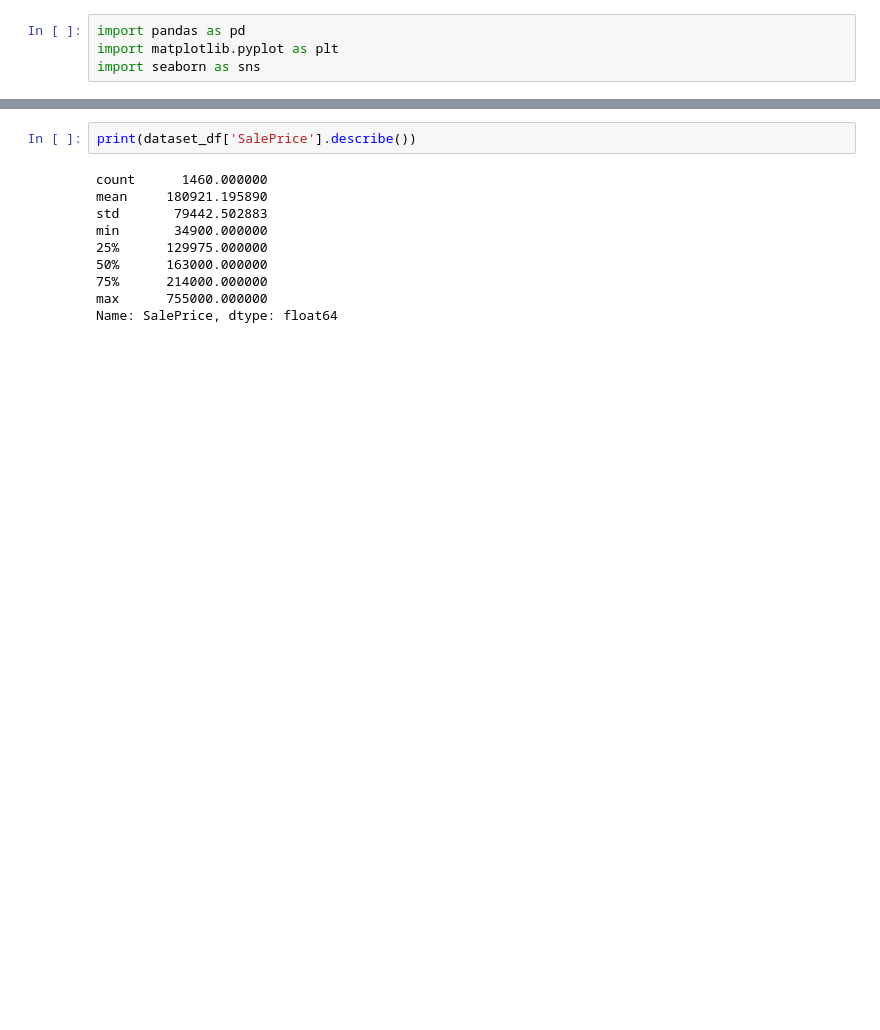
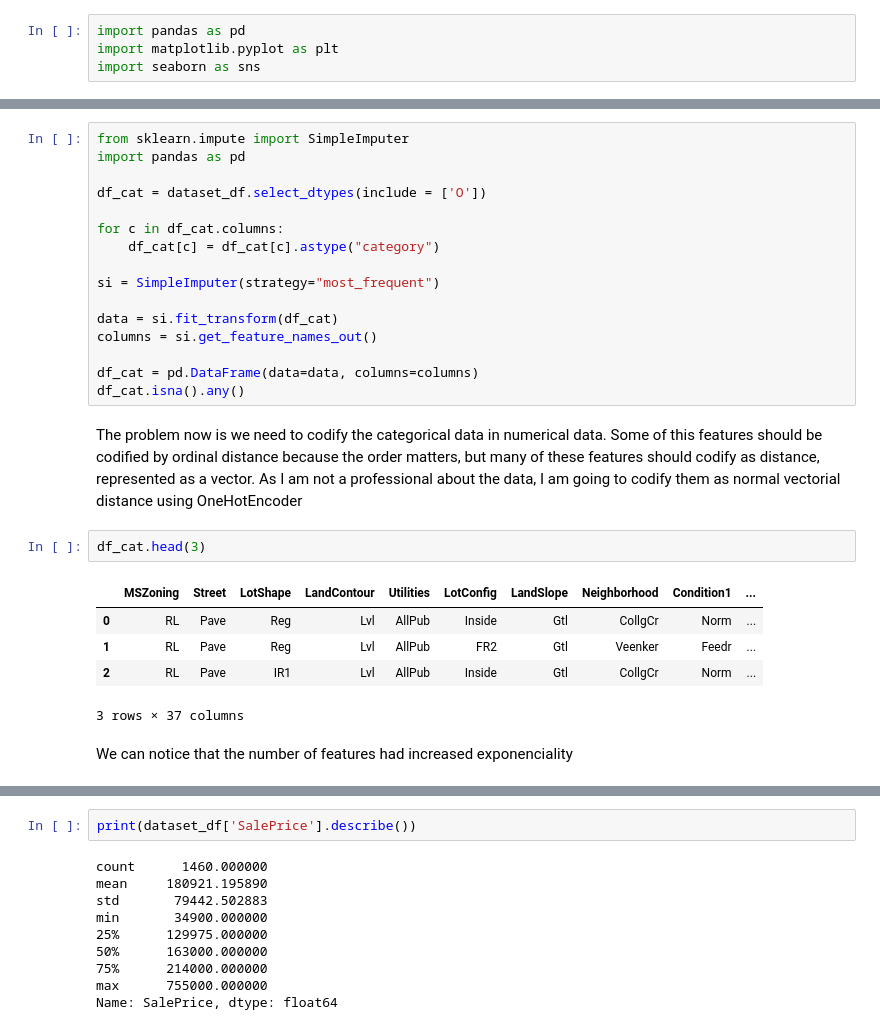
Before and after one commit to wilberquito/House-Pricing, a Jupyter notebook: HousePricing/housepricing.ipynb, the cells around one changed output, grey strips where cells are left out. Saved outputs shown, nothing was run; the diff lists cells and outputs as text; blank space fills up the shorter version.

```diff
--- a/HousePricing/housepricing.ipynb
+++ b/HousePricing/housepricing.ipynb
@@ -10,0 +138,31 @@ dataset_df.info()
+# %%
+from sklearn.impute import SimpleImputer
+import pandas as pd
+
+df_cat = dataset_df.select_dtypes(include = ['O'])
+
+for c in df_cat.columns:
+    df_cat[c] = df_cat[c].astype("category")
+
+si = SimpleImputer(strategy="most_frequent")
+
+data = si.fit_transform(df_cat)
+columns = si.get_feature_names_out()
+
+df_cat = pd.DataFrame(data=data, columns=columns)
+df_cat.isna().any()
+# %% [markdown]
+The problem now is we need to codify the categorical data in numerical data.
+Some of this features should be codified by ordinal distance because the order matters, but
+many of these features should codify as distance, represented as a vector. As I am
+not a professional about the data, I am going to codify them as normal vectorial distance using OneHotEncoder
+# %%
+df_cat.head(3)
+# %% [output]
+|  | MSZoning | Street | LotShape | LandContour | Utilities | LotConfig | LandSlope | Neighborhood | Condition1 | ... |
+| 0 | RL | Pave | Reg | Lvl | AllPub | Inside | Gtl | CollgCr | Norm | ... |
+| 1 | RL | Pave | Reg | Lvl | AllPub | FR2 | Gtl | Veenker | Feedr | ... |
+| 2 | RL | Pave | IR1 | Lvl | AllPub | Inside | Gtl | CollgCr | Norm | ... |
+3 rows × 37 columns
+# %% [markdown]
+We can notice that the number of features had increased exponenciality
```
Also changed, not shown: parts of 19 cells of this notebook, 1 other file.
